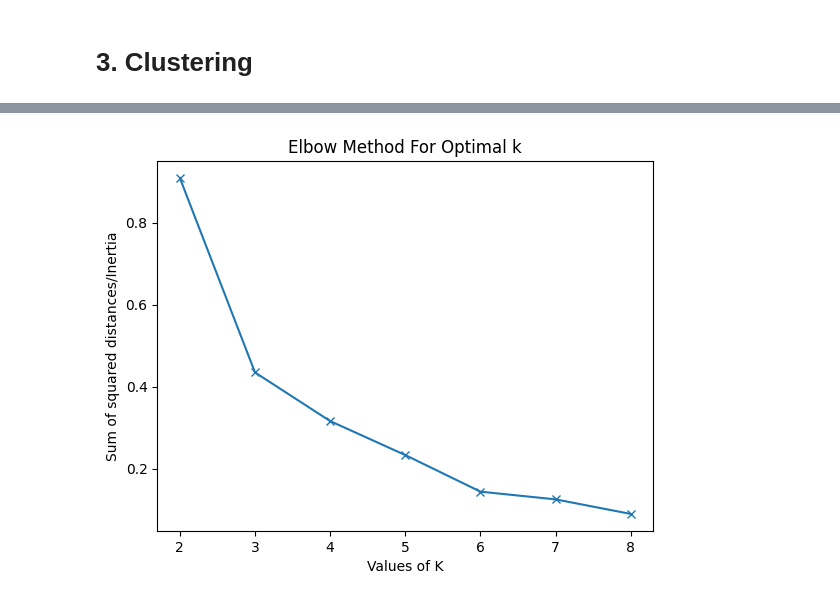
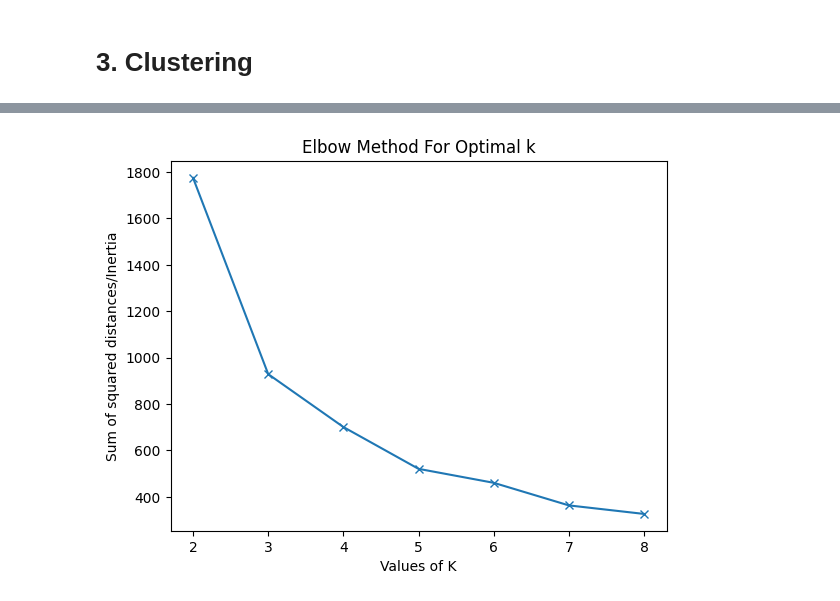
Before and after one commit to mxtruongplayboy/IT-salary-forecast-based-on-job-postings, a Jupyter notebook: src/Data-Science-Analysis-K means.ipynb, the cells around one changed output, grey strips where cells are left out. Saved outputs shown, nothing was run; the diff lists cells and outputs as text; code cells hidden in the pictures.

```diff
--- a/src/Data-Science-Analysis-K means.ipynb
+++ b/src/Data-Science-Analysis-K means.ipynb
@@ -92,7 +87,8 @@ def choose_K(data, K_range = range(2,9)):
     plt.ylabel('Sum of squared distances/Inertia')
     plt.title('Elbow Method For Optimal k')
     plt.show()
-# %%
-choose_K(jobs_clustering)
-# %% [output]
-[figure, removed]
+# %%
+# Sử dụng phương pháp Elbow để xác định số cụm tối ưu
+choose_K(jobs_clustering_mca)
+# %% [output]
+[figure, added]
```
Also changed, not shown: parts of 35 cells of this notebook, 7 other files.
